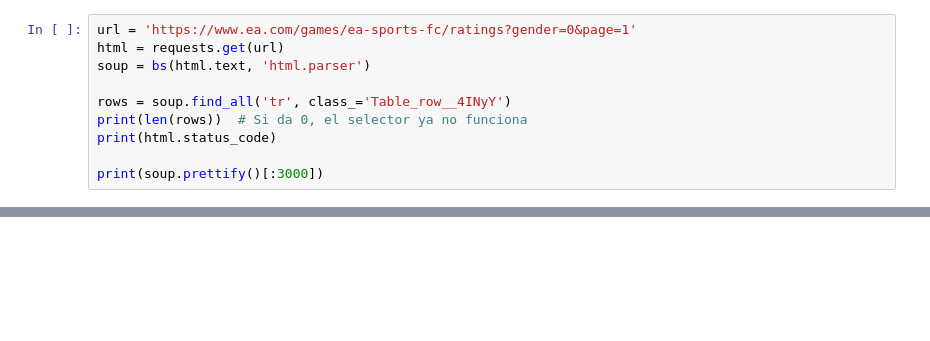
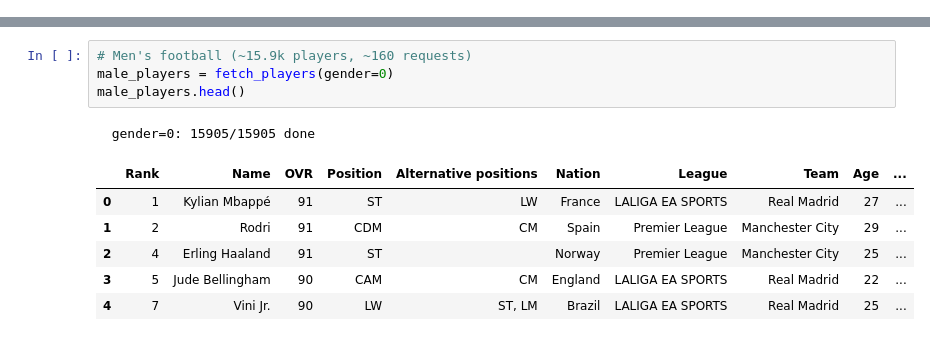
Before and after one commit to mundIAl-austral/mundIAl, a Jupyter notebook: backend/scripts/webscraping-fc-25-database-and-stats.ipynb, the cells around one changed output, grey strips where cells are left out. Drawn from its saved outputs; the diff is of its cells as text; blank space fills up the shorter version.

```diff
--- a/backend/scripts/webscraping-fc-25-database-and-stats.ipynb
+++ b/backend/scripts/webscraping-fc-25-database-and-stats.ipynb
@@ -22,10 +0,0 @@ soup = bs(html.text)
-# %%
-url = 'https://www.ea.com/games/ea-sports-fc/ratings?gender=0&page=1'
-html = requests.get(url)
-soup = bs(html.text, 'html.parser')
-
-rows = soup.find_all('tr', class_='Table_row__4INyY')
-print(len(rows))  # Si da 0, el selector ya no funciona
-print(html.status_code)
-
-print(soup.prettify()[:3000])
@@ -234,0 +128,12 @@ Error:
+# %%
+# Men's football (~15.9k players, ~160 requests)
+male_players = fetch_players(gender=0)
+male_players.head()
+# %% [output]
+  gender=0: 15905/15905 done
+|  | Rank | Name | OVR | Position | Alternative positions | Nation | League | Team | Age | ... |
+| 0 | 1 | Kylian Mbappé | 91 | ST | LW | France | LALIGA EA SPORTS | Real Madrid | 27 | ... |
+| 1 | 2 | Rodri | 91 | CDM | CM | Spain | Premier League | Manchester City | 29 | ... |
+| 2 | 4 | Erling Haaland | 91 | ST |  | Norway | Premier League | Manchester City | 25 | ... |
+| 3 | 5 | Jude Bellingham | 90 | CAM | CM | England | LALIGA EA SPORTS | Real Madrid | 22 | ... |
+| 4 | 7 | Vini Jr. | 90 | LW | ST, LM | Brazil | LALIGA EA SPORTS | Real Madrid | 25 | ... |
```
Also changed, not shown: parts of 13 cells of this notebook, 5 other files.
